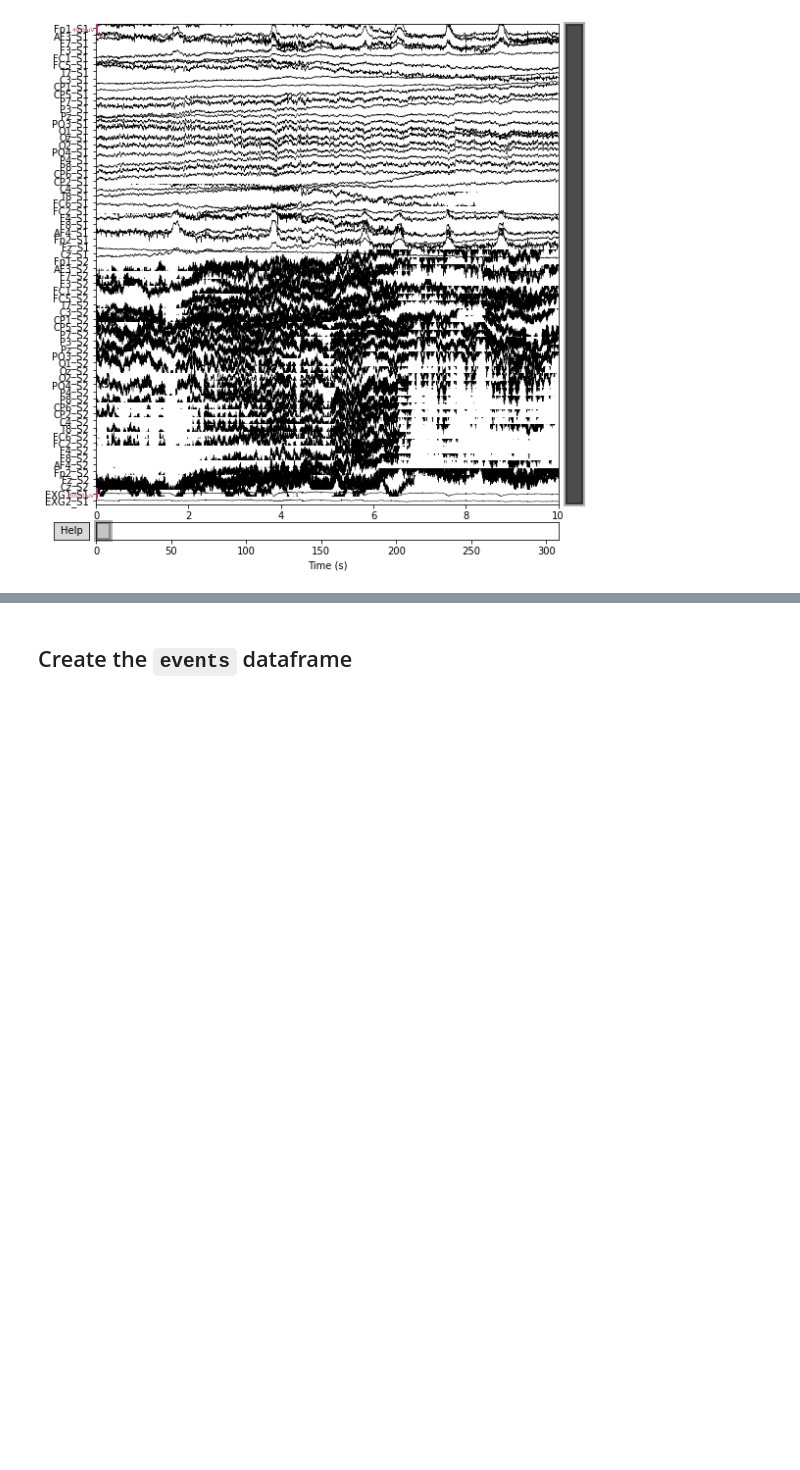
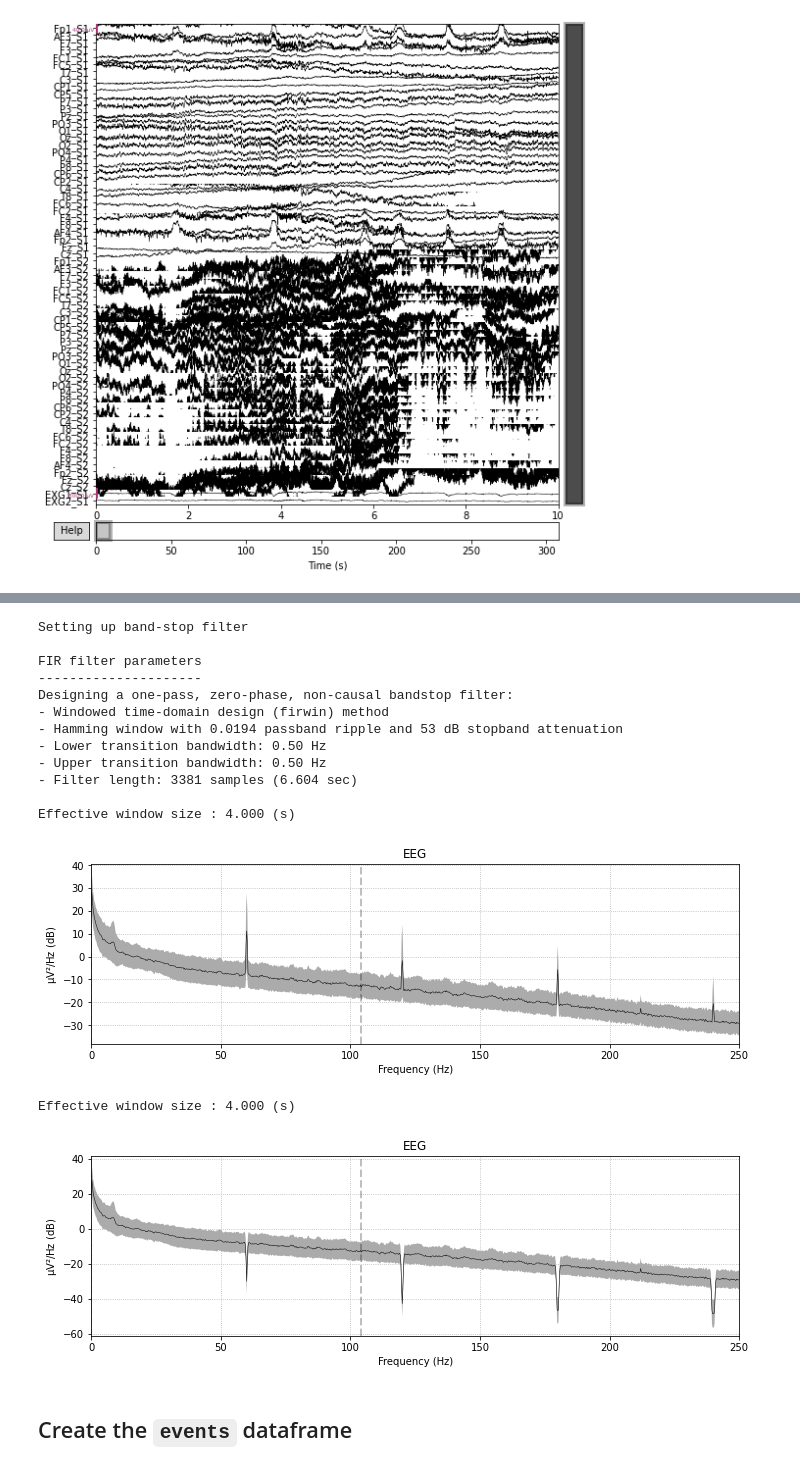
Before and after one commit to FranckPrts/Use-custom-events-in-MNE, a Jupyter notebook: add_events_metadata_method_nosplit.ipynb, the cells around one changed output, grey strips where cells are left out. Cells and saved outputs as stored; diff of their text form; code cells hidden in the pictures; blank space fills up the shorter version.

```diff
--- a/add_events_metadata_method_nosplit.ipynb
+++ b/add_events_metadata_method_nosplit.ipynb
@@ -188,3 +240,29 @@ Using matplotlib as 2D backend.
+# %%
+# STEP 4
+# Removing poweline noise
+
+freqs = (60, 120, 180, 240)
+raw_notch = raw.copy().notch_filter(freqs=freqs)
+for title, data in zip(['Un', 'Notch '], [raw, raw_notch]):
+    fig = data.plot_psd(fmax=250, average=True)
+    fig.subplots_adjust(top=0.85)
+    fig.suptitle('{}filtered'.format(title), size='xx-large', weight='bold')
+# %% [output]
+Setting up band-stop filter
+
+FIR filter parameters
+---------------------
+Designing a one-pass, zero-phase, non-causal bandstop filter:
+- Windowed time-domain design (firwin) method
+- Hamming window with 0.0194 passband ripple and 53 dB stopband attenuation
+- Lower transition bandwidth: 0.50 Hz
+- Upper transition bandwidth: 0.50 Hz
+- Filter length: 3381 samples (6.604 sec)
+
+Effective window size : 4.000 (s)
+[figure, added]
+Effective window size : 4.000 (s)
+[figure, added]
 # %% [markdown]
 ## Create the `events` dataframe
 # %% [markdown]
```
Also changed, not shown: parts of 13 cells of this notebook.
